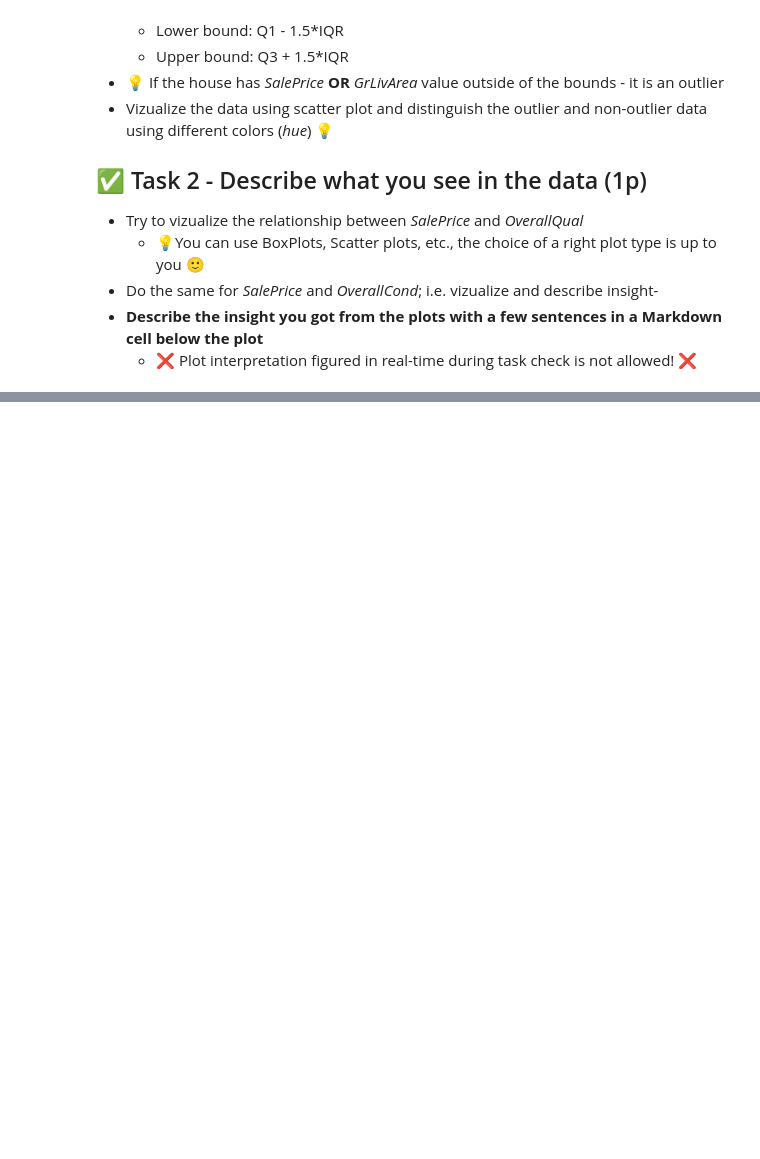
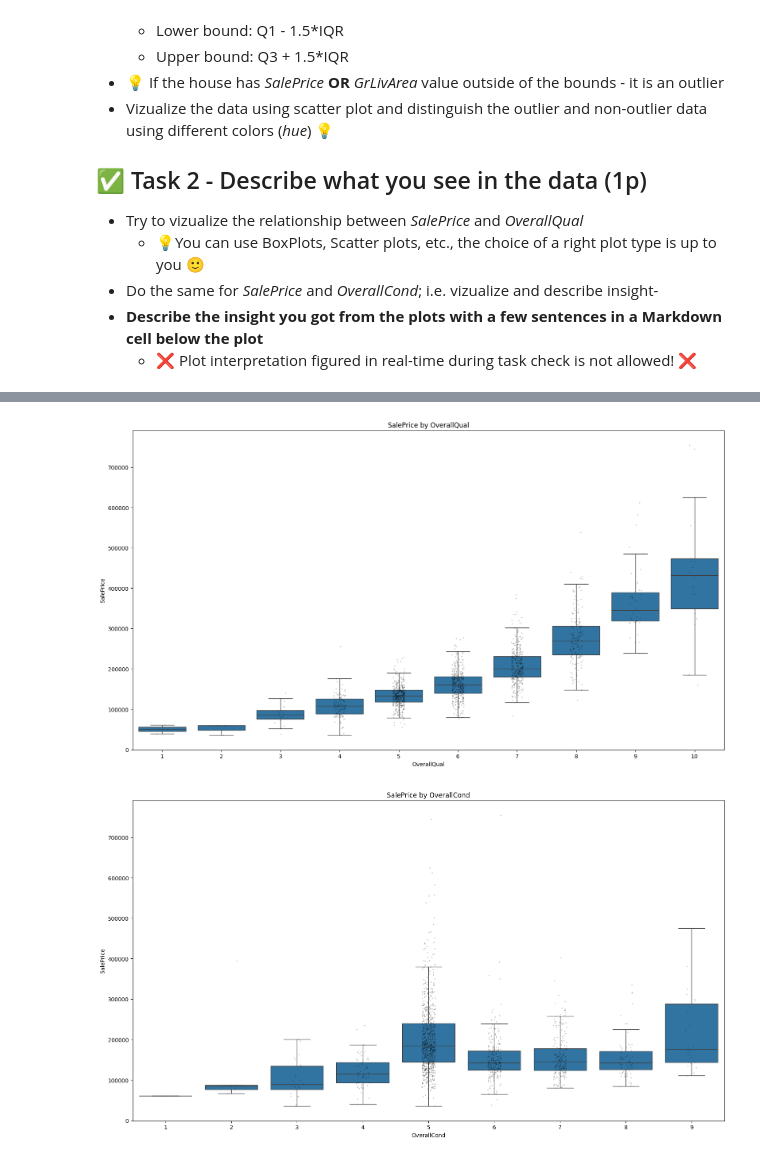
Before and after one commit to Krumca97/ZSU, a Jupyter notebook: fml_02.ipynb, the cells around one changed output, grey strips where cells are left out. Cells and saved outputs as stored; diff of their text form; code cells hidden in the pictures; blank space fills up the shorter version.

```diff
--- a/fml_02.ipynb
+++ b/fml_02.ipynb
@@ -301,0 +325,33 @@ quantile = df[collums].quantile()
+# %%
+#Describe what you see in the data
+#2.ukol
+order_qual = sorted(df["OverallQual"].dropna().unique())
+order_cond = sorted(df["OverallCond"].dropna().unique())
+
+plt.figure(figsize=(16, 9))
+ax = sns.boxplot(data=df, x="OverallQual", y="SalePrice",order=order_qual, showfliers=False)
+sns.stripplot(data=df, x="OverallQual", y="SalePrice",order=order_qual, alpha=0.25, size=2, color="k")
+ax.set_title("SalePrice by OverallQual")
+ax.set_xlabel("OverallQual")
+ax.set_ylabel("SalePrice")
+plt.tight_layout()
+plt.show()
+
+
+plt.figure(figsize=(16, 9))
+ax = sns.boxplot(data=df, x="OverallCond", y="SalePrice",order=order_cond, showfliers=False)
+sns.stripplot(data=df, x="OverallCond", y="SalePrice",order=order_cond, alpha=0.25, size=2, color="k")
+ax.set_title("SalePrice by OverallCond")
+ax.set_xlabel("OverallCond")
+ax.set_ylabel("SalePrice")
+plt.tight_layout()
+plt.show()
+
+# SalePrice vs OverallQual
+# -s rostoucim OverallQual roste i SalePrice. To znamena ze mame silny vztah mezi kvalitou a cenou.
+
+# SalePrice vs OverallCond
+# -zavislost je podstatne mensi nez u predchoziho grafu. OverallCond je mene podstatny v SalePrice nez OverallQual.
+# %% [output]
+[figure, added]
+[figure, added]
```
Also changed, not shown: parts of 2 cells of this notebook.
